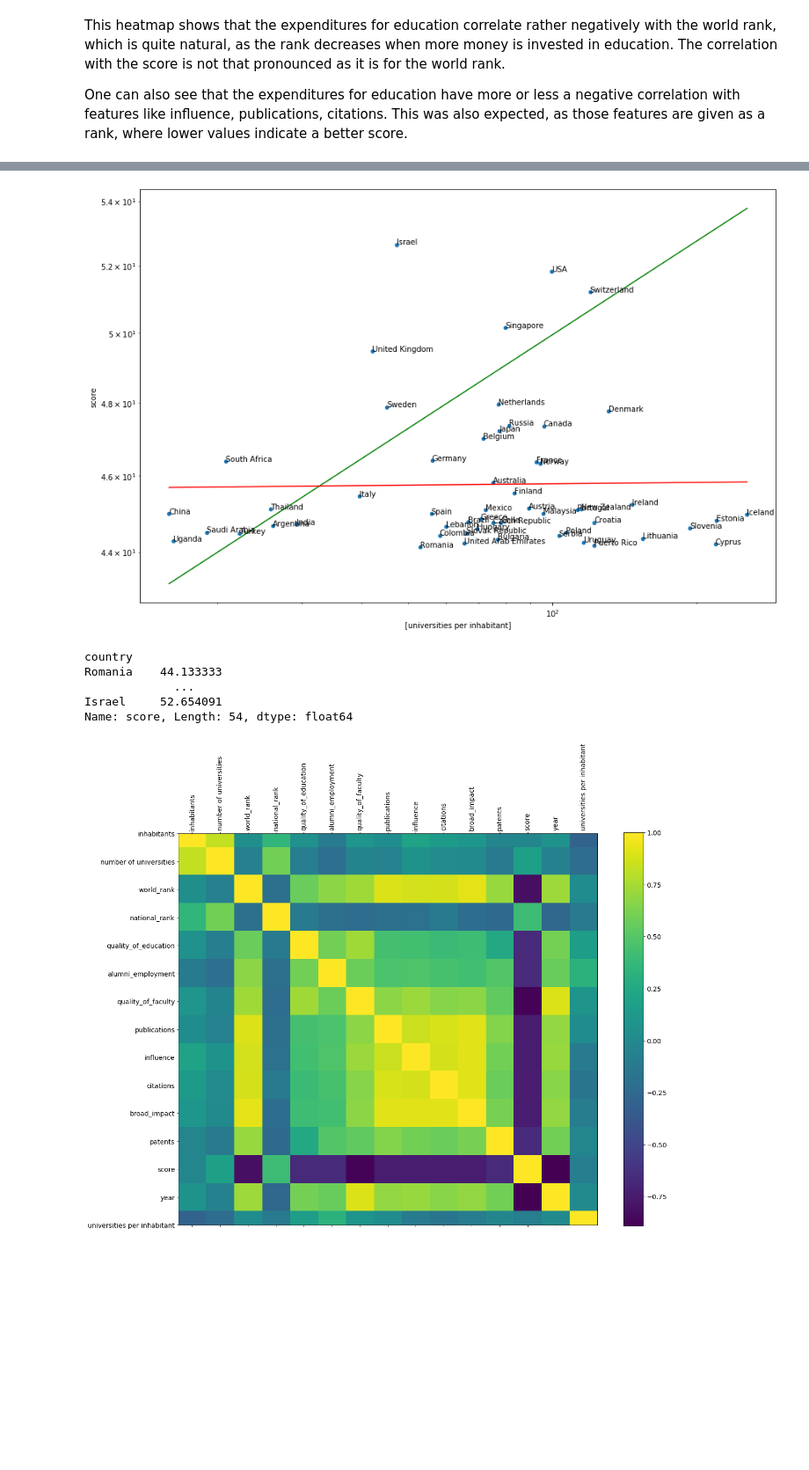
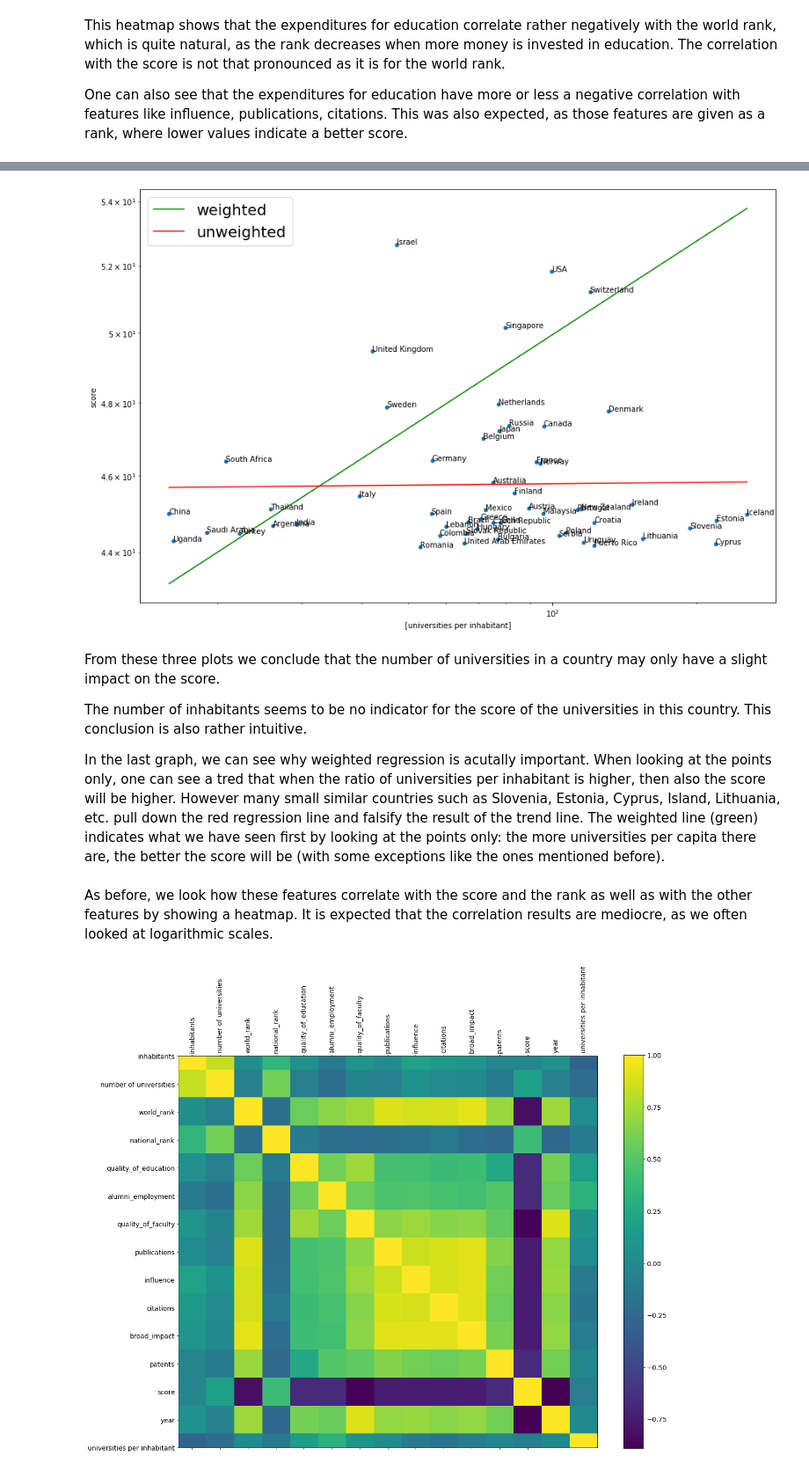
Before and after one commit to AjayvirS/uni-ranking, a Jupyter notebook: EX3_final.ipynb, the cells around one changed output, grey strips where cells are left out. Shown at 88% size. Saved outputs shown, nothing was run; the diff lists cells and outputs as text; code cells hidden in the pictures; blank space fills up the shorter version.

```diff
--- a/EX3_final.ipynb
+++ b/EX3_final.ipynb
@@ -900,38 +904,39 @@ plt.show()
 # %%
 cwur_inh2 = cwur_inh.groupby("country").mean()
 fig, ax = plt.subplots()
 
 cwur_inh2.plot([('universities per inhabitant')], "score", kind="scatter",
              figsize = (15,10), ax=ax)
 
 ax.set_xscale('log')
 ax.set_yscale('log')
 
 x=np.log(cwur_inh2[("universities per inhabitant")])
 y=np.log(cwur_inh2["score"])
 # b, m = polyfit(x,y, 1, w = np.log(cwur_inh2["number of universities"]))
 b, m = polyfit(x,y, 1, w = cwur_inh2["number of universities"])
-plt.plot(np.exp(x.sort_values()),np.exp(b + m * x.sort_values()), '-', color="green")
+plt.plot(np.exp(x.sort_values()),np.exp(b + m * x.sort_values()), '-', color="green", label = "weighted")
 b, m = polyfit(x,y, 1)
-plt.plot(np.exp(x.sort_values()),np.exp(b + m * x.sort_values()), '-', color="red")
+plt.plot(np.exp(x.sort_values()),np.exp(b + m * x.sort_values()), '-', color="red", label = "unweighted")
+plt.legend(prop={"size": 20})
 
 
 for k, v in cwur_inh2.iterrows():
     x = v['universities per inhabitant']
     y = v["score"]
     ax.annotate(k, (x,y))
 
 plt.show()
 # %% [output]
-[figure, old version]
+[figure, new version]
-# %%
-cwur_inh2["score"].sort_values()
-# %% [output]
-country
-Romania    44.133333
-             ...
-Israel     52.654091
-Name: score, Length: 54, dtype: float64
+# %% [markdown]
+From these three plots we conclude that the number of universities in a country may only have a slight impact on the score.
+
+The number of inhabitants seems to be no indicator for the score of the universities in this country. This conclusion is also rather intuitive.
+
+In the last graph, we can see why weighted regression is acutally important. When looking at the points only, one can see a tred that when the ratio of universities per inhabitant is higher, then also the score will be higher. However many small similar countries such as Slovenia, Estonia, Cyprus, Island, Lithuania, etc. pull down the red regression line and falsify the result of the trend line. The weighted line (green) indicates what we have seen first by looking at the points only: the more universities per capita there are, the better the score will be (with some exceptions like the ones mentioned before).
+# %% [markdown]
+As before, we look how these features correlate with the score and the rank as well as with the other features by showing a heatmap. It is expected that the correlation results are mediocre, as we often looked at logarithmic scales.
 # %%
 #Heatmap
 fig1 = plt.figure(figsize=(20, 15))
```
Also changed, not shown: parts of 4 cells of this notebook.
